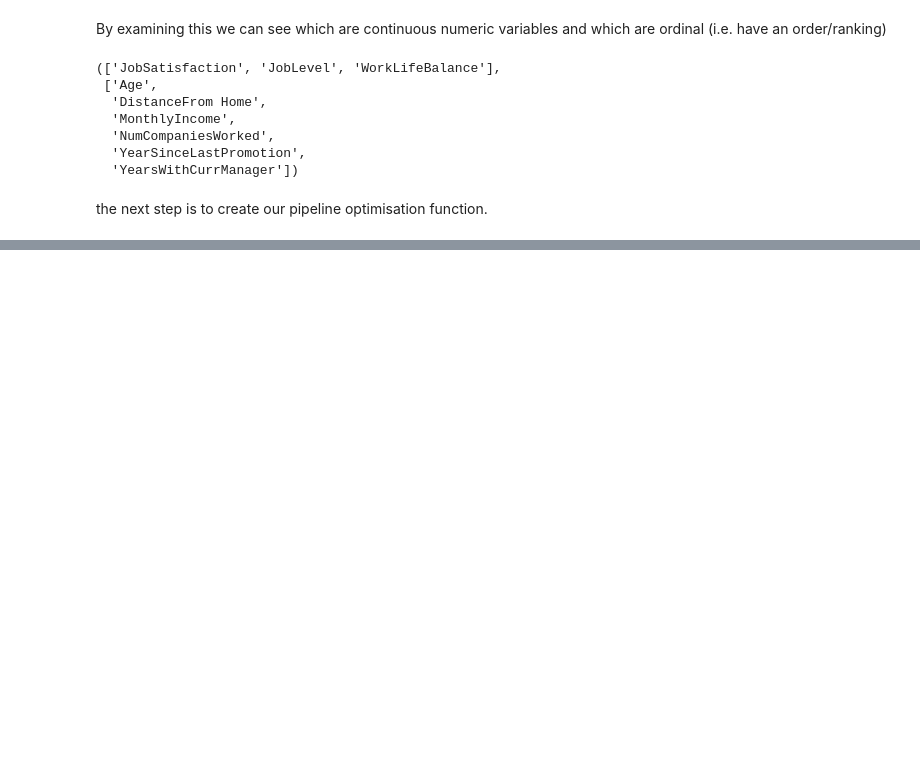
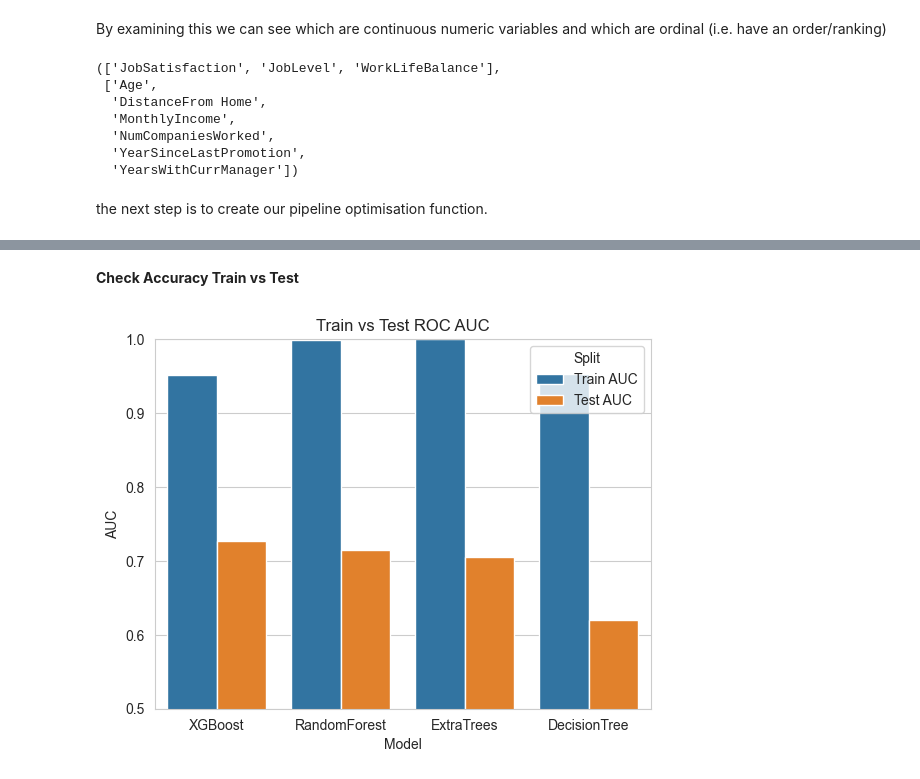
Before and after one commit to RanaAlaaTahon/employee-turnover-prediction, a Jupyter notebook: jupyter_notebooks/Modelling.ipynb, the cells around one changed output, grey strips where cells are left out. Cells and saved outputs as stored; diff of their text form; code cells hidden in the pictures; blank space fills up the shorter version.

```diff
--- a/jupyter_notebooks/Modelling.ipynb
+++ b/jupyter_notebooks/Modelling.ipynb
@@ -387,0 +549,16 @@ models = {
+# %% [markdown]
+**Check Accuracy Train vs Test**
+# %%
+plot_df = results_df.melt(
+    id_vars=["Model"],
+    value_vars=["Train AUC", "Test AUC"],
+    var_name="Split",
+    value_name="AUC"
+)
+
+sns.barplot(data=plot_df, x="Model", y="AUC", hue="Split")
+plt.title("Train vs Test ROC AUC")
+plt.ylim(0.5, 1.0)
+plt.show()
+# %% [output]
+[figure, added]
```
Also changed, not shown: parts of 34 cells of this notebook, 1 other file.
